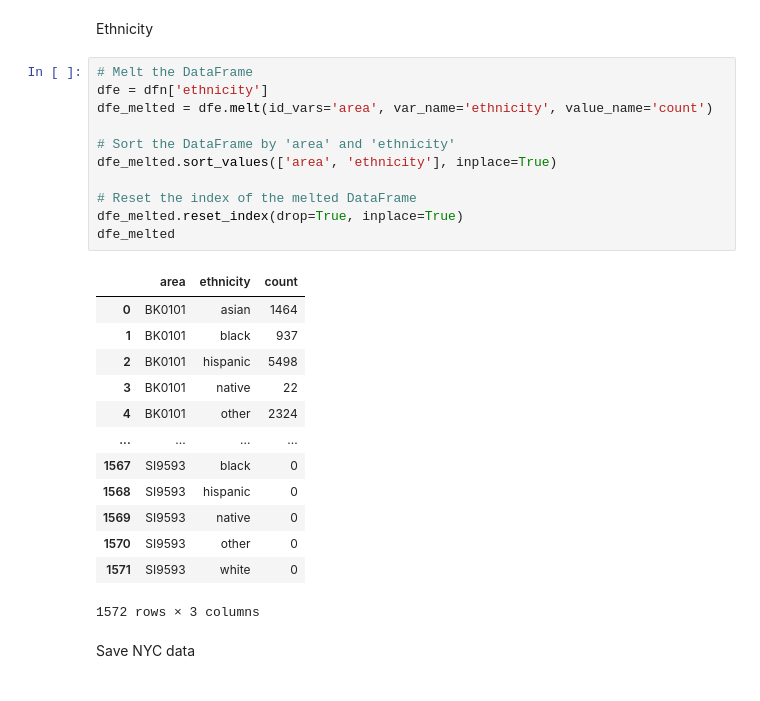
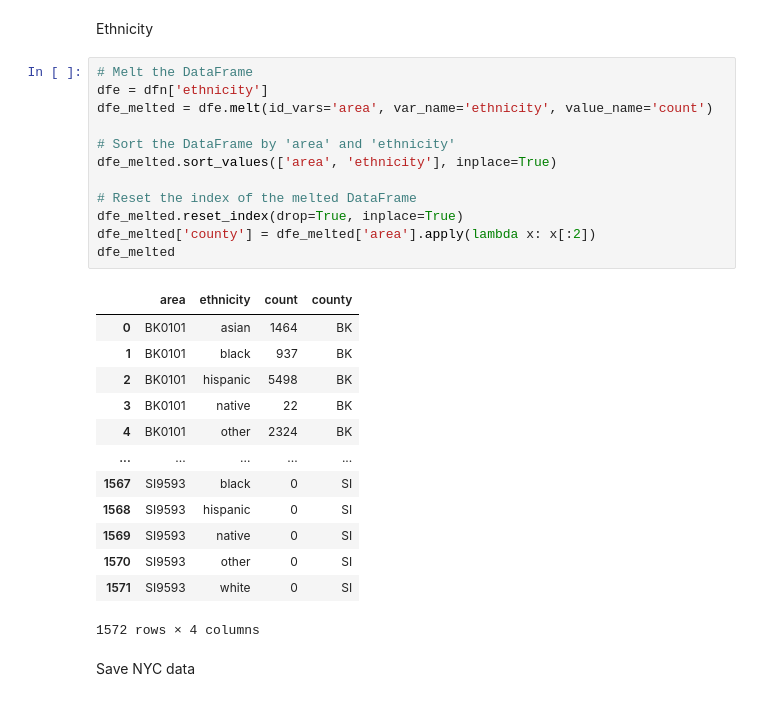
Before and after one commit to AgentTorch/AgentTorch, a Jupyter notebook: simulator_data/step1/transform_input.ipynb, the cells around one changed output. Saved outputs shown, nothing was run; the diff lists cells and outputs as text.

```diff
--- a/simulator_data/step1/transform_input.ipynb
+++ b/simulator_data/step1/transform_input.ipynb
@@ -159,28 +229,29 @@ Ethnicity
 # %%
 # Melt the DataFrame
 dfe = dfn['ethnicity']
 dfe_melted = dfe.melt(id_vars='area', var_name='ethnicity', value_name='count')
 
 # Sort the DataFrame by 'area' and 'ethnicity'
 dfe_melted.sort_values(['area', 'ethnicity'], inplace=True)
 
 # Reset the index of the melted DataFrame
 dfe_melted.reset_index(drop=True, inplace=True)
+dfe_melted['county'] = dfe_melted['area'].apply(lambda x: x[:2])
 dfe_melted
 # %% [output]
-|  | area | ethnicity | count |
-| 0 | BK0101 | asian | 1464 |
-| 1 | BK0101 | black | 937 |
-| 2 | BK0101 | hispanic | 5498 |
-| 3 | BK0101 | native | 22 |
-| 4 | BK0101 | other | 2324 |
-| ... | ... | ... | ... |
-| 1567 | SI9593 | black | 0 |
-| 1568 | SI9593 | hispanic | 0 |
-| 1569 | SI9593 | native | 0 |
-| 1570 | SI9593 | other | 0 |
-| 1571 | SI9593 | white | 0 |
+|  | area | ethnicity | count | county |
+| 0 | BK0101 | asian | 1464 | BK |
+| 1 | BK0101 | black | 937 | BK |
+| 2 | BK0101 | hispanic | 5498 | BK |
+| 3 | BK0101 | native | 22 | BK |
+| 4 | BK0101 | other | 2324 | BK |
+| ... | ... | ... | ... | ... |
+| 1567 | SI9593 | black | 0 | SI |
+| 1568 | SI9593 | hispanic | 0 | SI |
+| 1569 | SI9593 | native | 0 | SI |
+| 1570 | SI9593 | other | 0 | SI |
+| 1571 | SI9593 | white | 0 | SI |
-1572 rows × 3 columns
+1572 rows × 4 columns
 # %% [markdown]
 Save NYC data
 # %%
```
Also changed, not shown: parts of 7 cells of this notebook.
